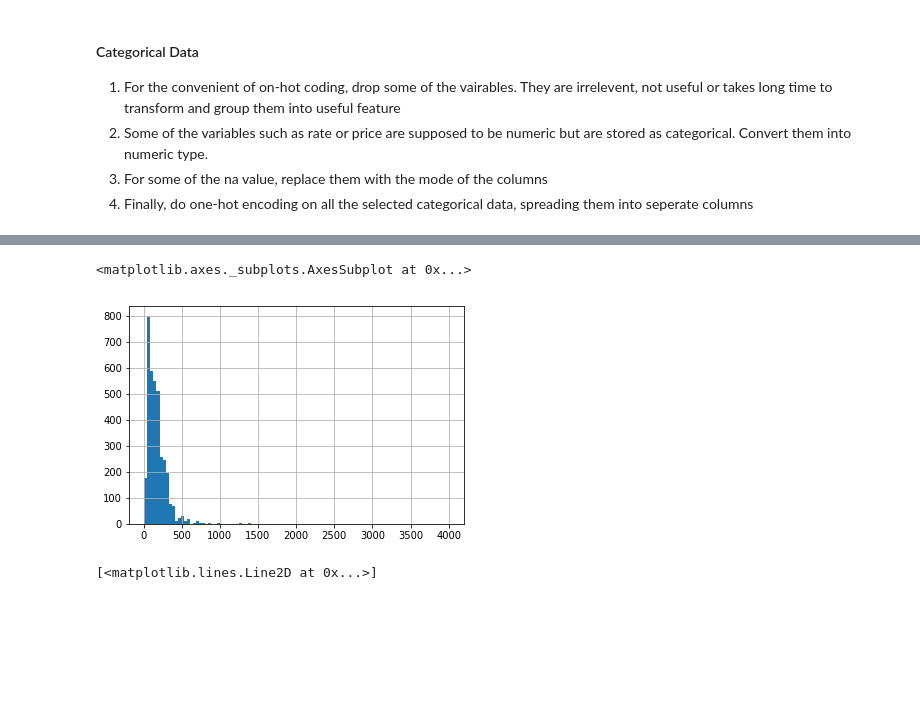
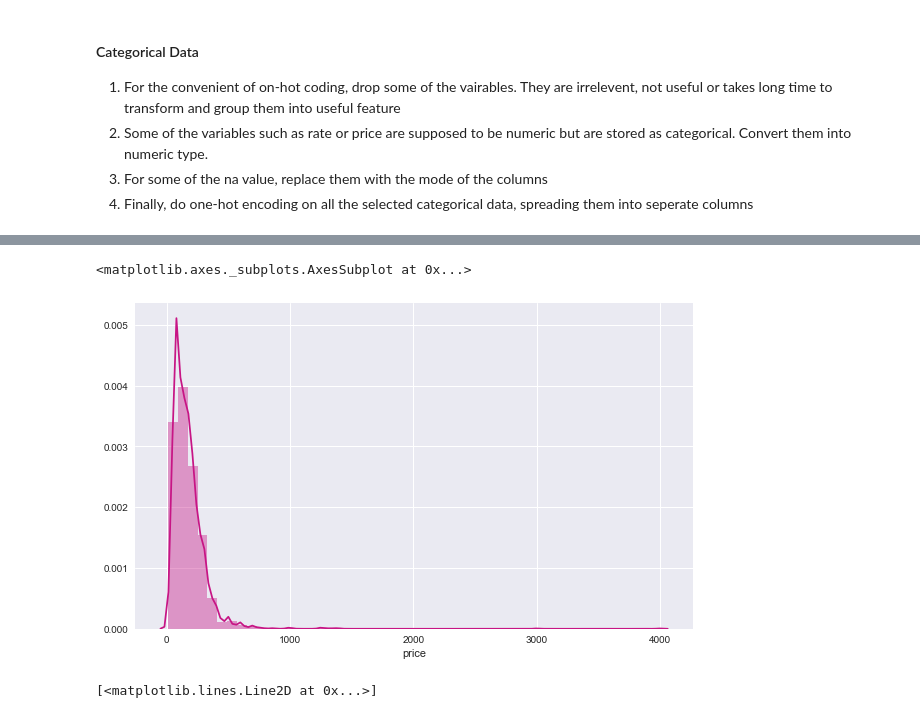
Before and after one commit to AdadaBdada/Airbnb, a Jupyter notebook: airbnb.ipynb, the cells around one changed output, grey strips where cells are left out. Drawn from its saved outputs; the diff is of its cells as text; code cells hidden in the pictures; blank space fills up the shorter version.

```diff
--- a/airbnb.ipynb
+++ b/airbnb.ipynb
@@ -171,10 +180,12 @@ listdata3 = pd.get_dummies(listdata2)
 listdata3 = listdata3.drop('neighbourhood_group_cleansed',axis=1)
 # %%
 #take a look at the price distribution
-listdata3['price'].hist(bins=100)
+#listdata3['price'].hist(bins=100)
+fig= plt.figure(figsize=(10,6))
+sns.distplot(listdata3['price'],color='mediumvioletred')
 # %% [output]
 <matplotlib.axes._subplots.AxesSubplot at 0x...>
-[figure, old version]
+[figure, new version]
 # %%
 listdata3 = listdata3.drop(['has_availability','jurisdiction_names'],axis=1)
 # %%
```
Also changed, not shown: parts of 9 cells of this notebook.
